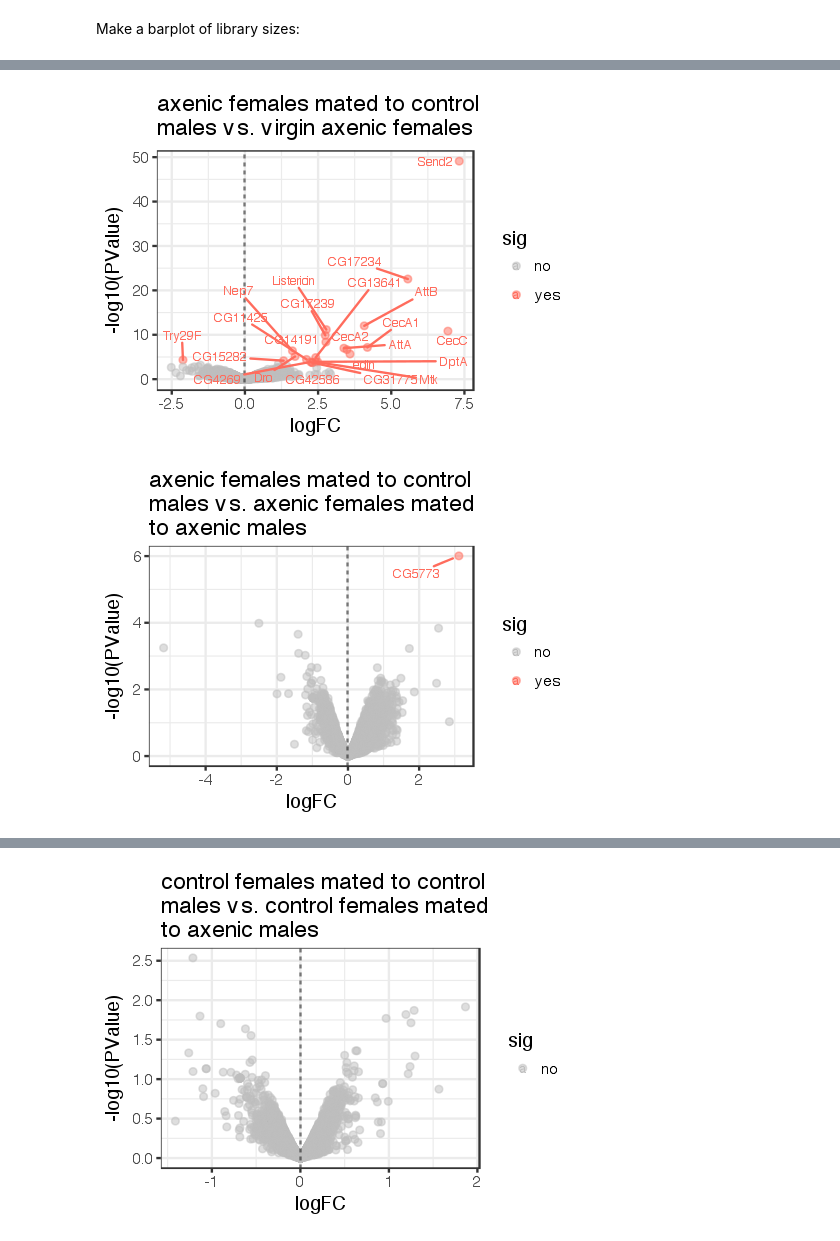
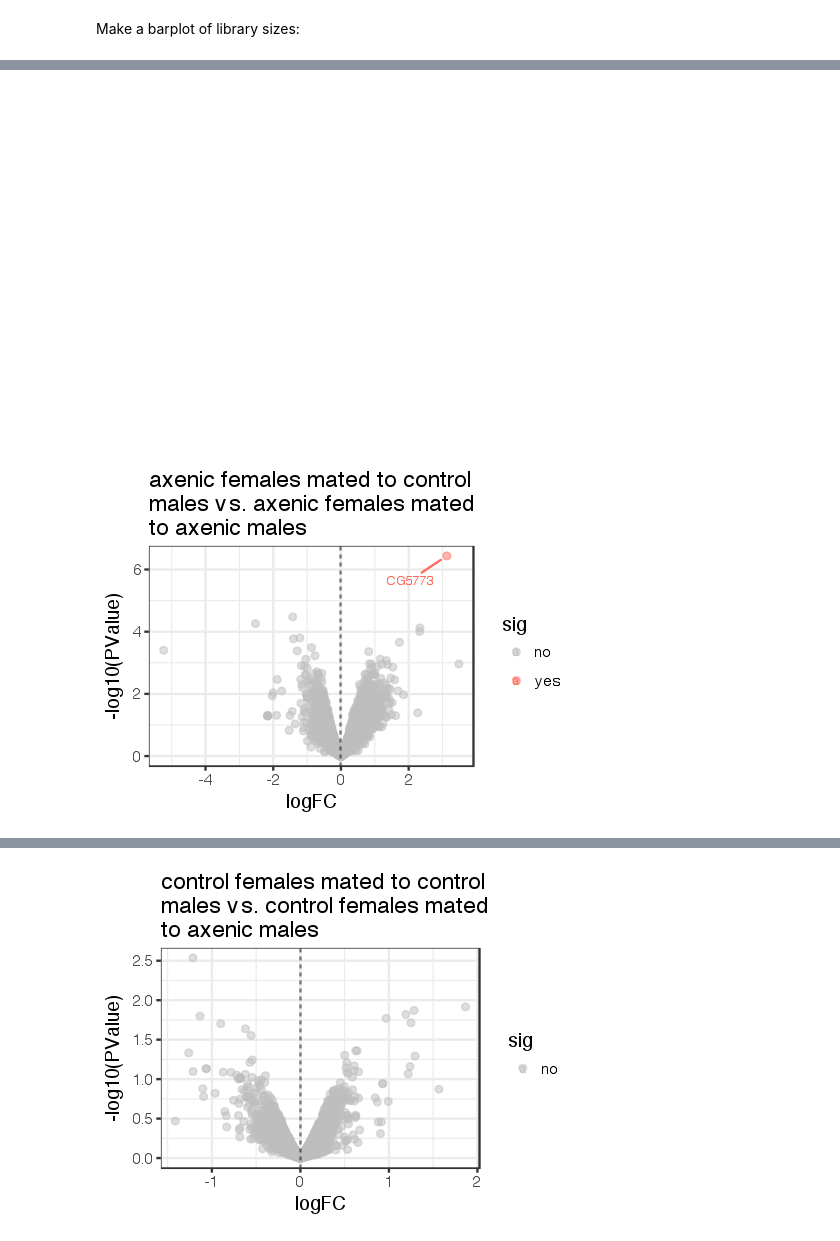
Before and after one commit to YazBraimah/Axenic.PM, a Jupyter notebook: R_analysis_pipeline.ipynb, the cells around one changed output, grey strips where cells are left out. Cells and saved outputs as stored; diff of their text form; code cells hidden in the pictures.

```diff
--- a/R_analysis_pipeline.ipynb
+++ b/R_analysis_pipeline.ipynb
@@ -20,5 +33,5 @@ theme_set(theme_bw(base_size = 16))
 # %% [markdown]
 Load read count data:
 # %%
-counts_bt2.fbgn = read.table("eXpress/express.gene.counts.matrix", header=T, row.names=1, com='', check.names=F)
-counts_hs2.mstg = read.table("Hisat2/gene_counts.csv", header=T, row.names=1, com='', check.names=F)
+counts_bt2 = read.table("eXpress/express.gene.counts.matrix", header=T, row.names=1, com='', check.names=F)
+# counts_hs2 = read.table("Hisat2/gene_counts.csv", header=T, row.names=1, sep = ',')
@@ -29,7 +86,7 @@ annotation = read.csv("Annotoations/fbgn_annotation_ID_fb_2018_04_mod.tsv", head
 # %% [markdown]
 Generate sample info object:
 # %%
-sampleData = read.table("eXpress/samples.txt", header = F, check.names = F, fill = T)
+sampleData = read.table("Misc/samples.txt", header = F, check.names = F, fill = T)
 sampleInfo = sampleData
 colnames(sampleInfo) = c("Sample", "Replicate")
 
@@ -38,6 +95,8 @@ sampleInfo$Female = ifelse(grepl("^A",sampleInfo$Sample), "axenic", "control")
 sampleInfo$Male = ifelse(grepl("A$", sampleInfo$Sample), "axenic", ifelse(grepl("C$", sampleInfo$Sample), "control", "none"))
 
 sampleInfo$Handler = ifelse(grepl("3|4", sampleInfo$Replicate), "Yasir", "Sofie")
+
+sampleInfo$Status = ifelse(grepl("none", sampleInfo$Male), "virgin", "mated")
 # %% [markdown]
 Output library size object:
 # %%
@@ -76,5 +144,5 @@ rownames(design) <- sampleInfo$Replicate
 # %%
-dgeList <- DGEList(counts = countsKeep_bt2.fbgn, group = groups)
+dgeList <- DGEList(counts = countsKeep_bt2, group = groups)
 dgeList <- calcNormFactors(dgeList)
 dgeList <- estimateCommonDisp(dgeList)
 dgeList <- estimateTagwiseDisp(dgeList)
@@ -171,7 +233,7 @@ head(annotation)
 # %%
 FBgn_to_symbol = subset(annotation, select = c("gene_symbol", "primary_FBgn"))
 # %%
-within_controls <- makeContrasts(CA.vs.CO=CA-CO,
+within_controls <- makeContrasts(CO-AO,
                                  levels=design)
 
 lrt.control <- glmLRT(dgeList_fit, contrast = within_controls)
@@ -181,18 +243,19 @@ lrt.control.table$sig = ifelse(lrt.control.table$FDR < 0.05 & (lrt.control.table
 lrt.control.table$gene = rownames(lrt.control.table)
 lrt.control.table = merge(lrt.control.table, FBgn_to_symbol, by.x = "gene", by.y = "primary_FBgn", all.x = T)
 
+
 options(repr.plot.width = 4, repr.plot.height = 3)
 (CA.vs.CO.gg = ggplot(lrt.control.table, aes(logFC, -log10(PValue), colour = sig)) +
     geom_point(alpha = 0.5) +
     geom_vline(xintercept = 0, linetype = "dashed", alpha = 0.5) +
-    geom_text_repel(data = filter(lrt.control.table, sig == "yes"),aes(label=gene_symbol),
+    geom_text_repel(data = filter(lrt.control.table, sig == "yes" & ),aes(label=gene_symbol),
                     force = 10,
 #                     inherit.aes = F,
                     box.padding = unit(0.35, "lines"),
                     point.padding = unit(0.5, "lines"),
                     fontface = "bold",
                     size = 2.5) +
-    labs(title = "control females mated to axenic\nmales vs. virgin control females", size = 2) +
+#     labs(title = "control females mated to axenic\nmales vs. virgin control females", size = 2) +
     scale_colour_manual(values = c("gray","#007954")) +
     theme_bw())
 # %% [output]
@@ -281,32 +367,32 @@ options(repr.plot.width = 4, repr.plot.height = 3)
 # %%
 within_controls <- makeContrasts(AC.vs.AO=AC-AO,
                                  levels=design)
 
 lrt.control <- glmLRT(dgeList_fit, contrast = within_controls)
 lrt.control.tTags <- topTags(lrt.control, n = NULL)
 lrt.control.table <- lrt.control.tTags$table
 lrt.control.table$sig = ifelse(lrt.control.table$FDR < 0.05 & (lrt.control.table$logFC > 1 | lrt.control.table$logFC < -1), "yes", "no")
 lrt.control.table$gene = rownames(lrt.control.table)
-lrt.control.table = merge(lrt.control.table, FBgn_to_symbol, by.x = "gene", by.y = "primary_FBgn", all.x = T)
+ACvAO.lrt.control.table = merge(lrt.control.table, FBgn_to_symbol, by.x = "gene", by.y = "primary_FBgn", all.x = T)
 
-options(repr.plot.width = 4, repr.plot.height = 3)
-(AC.vs.AO.gg = ggplot(lrt.control.table, aes(logFC, -log10(PValue), colour = sig)) +
-    geom_point(alpha = 0.5) +
-    geom_vline(xintercept = 0, linetype = "dashed", alpha = 0.5) +
-    geom_text_repel(data = filter(lrt.control.table, sig == "yes"),aes(label=gene_symbol),
-                    force = 10,
-#                     inherit.aes = F,
-#                     box.padding = unit(0.35, "lines"),
-#                     point.padding = unit(0.5, "lines"),
-                    fontface = "bold",
-                    size = 2.5) +
-    labs(title = "axenic females mated to control\nmales vs. virgin axenic females", size = 2) +
-    scale_colour_manual(values = c("gray","#ff6c5d")) +
-    theme_bw())
+# options(repr.plot.width = 4, repr.plot.height = 3)
+# (AC.vs.AO.gg = ggplot(lrt.control.table, aes(logFC, -log10(PValue), colour = sig)) +
+#     geom_point(alpha = 0.5) +
+#     geom_vline(xintercept = 0, linetype = "dashed", alpha = 0.5) +
+#     geom_text_repel(data = filter(lrt.control.table, sig == "yes"),aes(label=gene_symbol),
+#                     force = 10,
+# #                     inherit.aes = F,
+# #                     box.padding = unit(0.35, "lines"),
+# #                     point.padding = unit(0.5, "lines"),
+#                     fontface = "bold",
+#                     size = 2.5) +
+#     labs(title = "axenic females mated to control\nmales vs. virgin axenic females", size = 2) +
+#     scale_colour_manual(values = c("gray","#ff6c5d")) +
+#     theme_bw())
 # %% [output]
-[figure, old version]
+[figure, new version]
 # %%
-within_controls <- makeContrasts(AA.vs.AC=AA-AC,
+within_controls <- makeContrasts((AA-AO)-(AC-AO),
                                  levels=design)
 
 lrt.control <- glmLRT(dgeList_fit, contrast = within_controls)
@@ -331,4 +417,4 @@ options(repr.plot.width = 4, repr.plot.height = 3)
     scale_colour_manual(values = c("gray","#ff6c5d")) +
     theme_bw())
 # %% [output]
-[figure, old version]
+[figure, new version]
```
Also changed, not shown: parts of 41 cells of this notebook.
